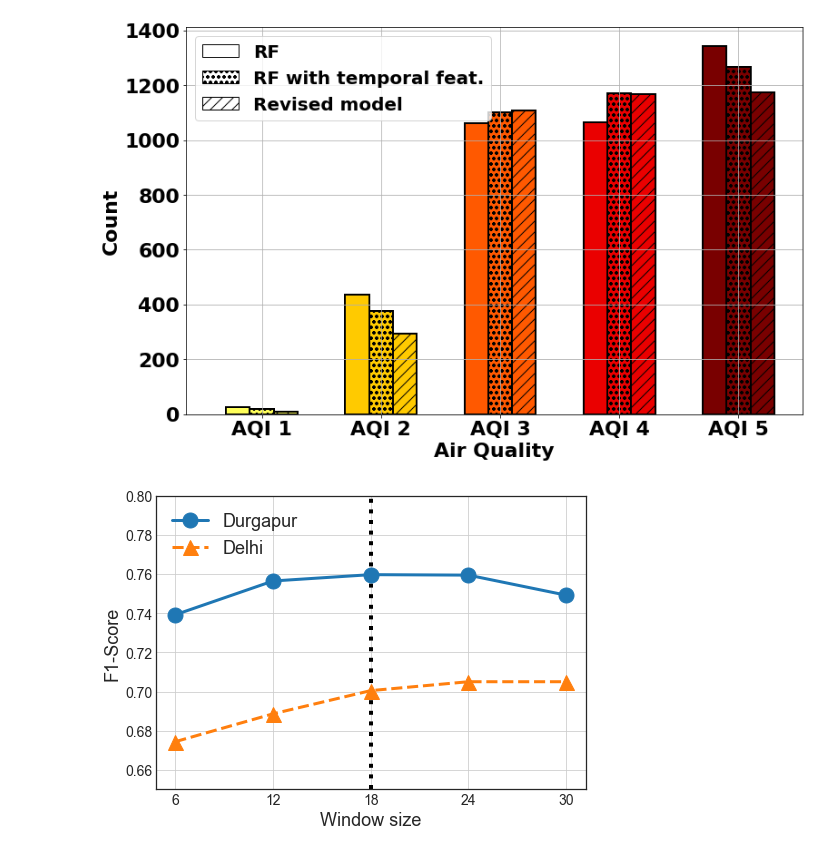
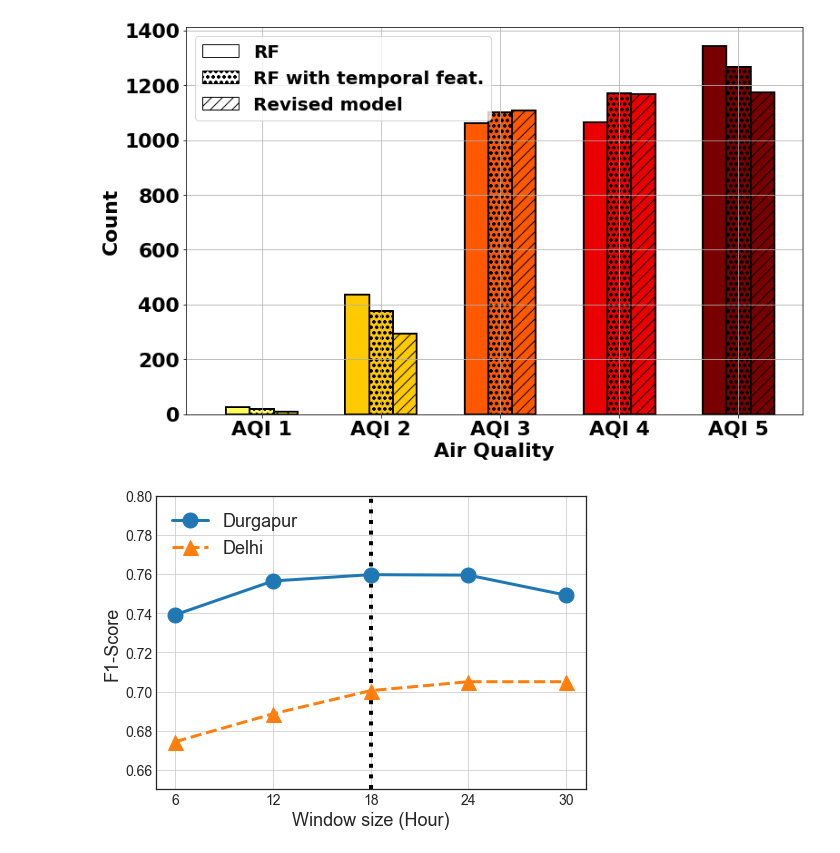
Before and after one commit to prasenjit52282/AQuaMoHo, a Jupyter notebook: plot.ipynb, the cells around one changed output. Drawn from its saved outputs; the diff is of its cells as text; code cells hidden in the pictures.

Commit message:
window size plot is modified

```diff
--- a/plot.ipynb
+++ b/plot.ipynb
@@ -502,32 +502,32 @@ plt.style.use('seaborn-white')
 # %%
 #Window size
 rnn_dgp=pd.read_csv("./logs/exp/Dgp_window_size.csv")['f1_score_test']
 rnn_delhi=pd.read_csv("./logs/exp/Delhi_window_size.csv")['f1_score_test']
 ma=0.705
 
 fig=plt.figure(figsize=(7,5))
 ax=fig.add_subplot(111)
 #DGP
 ax.plot(rnn_dgp.index+1,rnn_dgp,marker="o",linestyle="-",label="Durgapur",markersize=15,
         linewidth=3)
 #DELHI
 ax.plot(rnn_delhi.index+1,np.clip(rnn_delhi,0,ma),marker="^",linestyle="--",label="Delhi",markersize=15,
         linewidth=3)
 
 #VLINE
 ax.vlines(x=3,ymin=0.65,ymax=0.80,linestyles='dotted',linewidth=4,color='k')
 
 plt.ylim(0.65,0.80)
 plt.yticks(fontsize=14)
 plt.xticks([1,2,3,4,5],fontsize=14)
 ax.set_xticklabels([6,12,18,24,30])
-ax.set_xlabel("Window size",fontsize=18)
+ax.set_xlabel("Window size (Hour)",fontsize=18)
 ax.set_ylabel("F1-Score",fontsize=18)
 ax.legend(loc='upper left',prop=dict(size=18))
 plt.tight_layout()
 plt.grid()
 fig.savefig("./logs/figs/window_size.png")
 # %% [output]
-[figure, old version]
+[figure, new version]
 # %%
 #NICE
```
Also changed, not shown: 1 other file.
